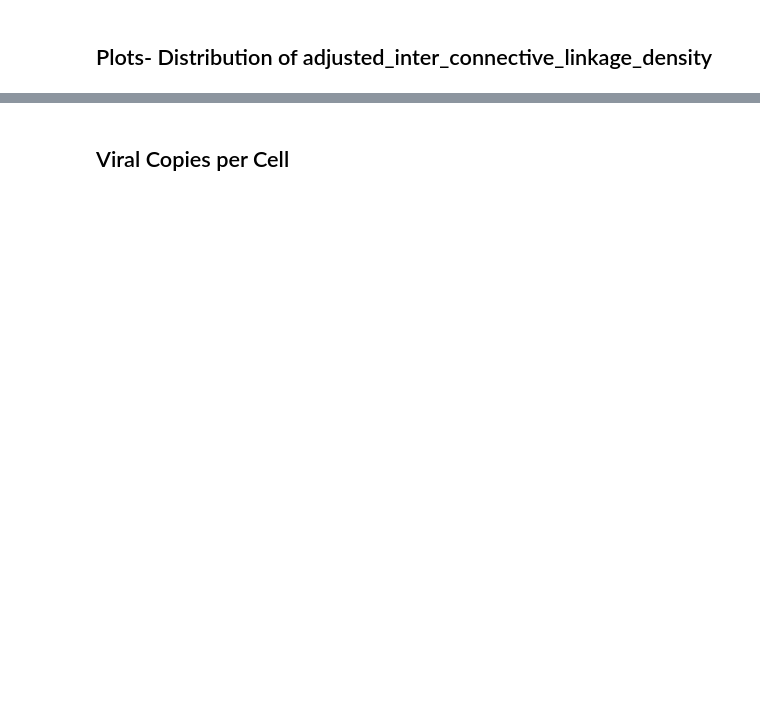
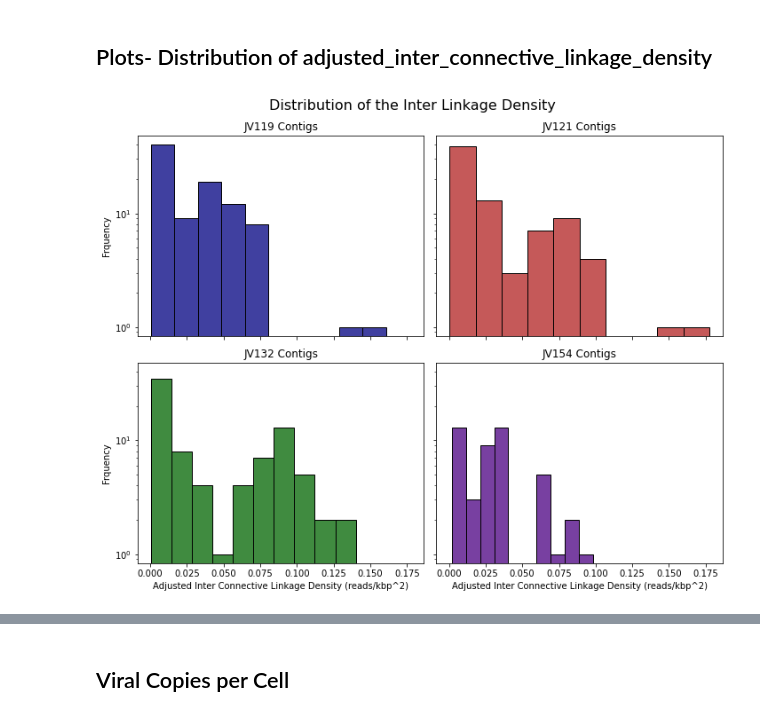
Before and after one commit to mdherring/OMZ_MH_Analysis, a Jupyter notebook: 02_host_virus_assoc_summary.ipynb, the cells around one changed output, grey strips where cells are left out. Saved outputs shown, nothing was run; the diff lists cells and outputs as text; code cells hidden in the pictures; blank space fills up the shorter version.

```diff
--- a/02_host_virus_assoc_summary.ipynb
+++ b/02_host_virus_assoc_summary.ipynb
@@ -215,34 +276,36 @@ fig.suptitle('JV154 Distribution of the Inter Linkage Density',fontsize=16)
 # %%
 # plot all contigs together
 
 fig, axes = plt.subplots(nrows=2, ncols=2, figsize=(10,8), sharex=True, sharey=True)
 
 sns.histplot(jv119_contig['adjusted_inter_linkage_density'],ax= axes[0,0], bins=10, color='navy', edgecolor='black')
 axes[0,0].set_xlabel('Adjusted Inter Connective Linkage Density (reads/kbp^2)')
 axes[0,0].set_ylabel('Frquency')
 axes[0,0].set_title('JV119 Contigs')
 axes[0,0].set_yscale('log')
 
 sns.histplot(jv121_contig['adjusted_inter_linkage_density'],ax= axes[0,1], bins=10, color='firebrick', edgecolor='black')
 axes[0,1].set_xlabel('Adjusted Inter Connective Linkage Density (reads/kbp^2)')
 axes[0,1].set_ylabel('Frquency')
 axes[0,1].set_title('JV121 Contigs')
 axes[0,1].set_yscale('log')
 
 sns.histplot(jv132_contig['adjusted_inter_linkage_density'],ax= axes[1,0], bins=10, color='darkgreen', edgecolor='black')
 axes[1,0].set_xlabel('Adjusted Inter Connective Linkage Density (reads/kbp^2)')
 axes[1,0].set_ylabel('Frquency')
 axes[1,0].set_title('JV132 Contigs')
 axes[1,0].set_yscale('log')
 
 sns.histplot(jv154_contig['adjusted_inter_linkage_density'],ax= axes[1,1], bins=10, color='indigo', edgecolor='black')
 axes[1,1].set_xlabel('Adjusted Inter Connective Linkage Density (reads/kbp^2)')
 axes[1,1].set_ylabel('Frquency')
 axes[1,1].set_title('JV154 Contigs')
 axes[1,1].set_yscale('log')
 
-fig.suptitle('Distribution of the Inter Linkage Density for Contigs',fontsize=16)
+fig.suptitle('Distribution of the Inter Linkage Density',fontsize=16)
 plt.tight_layout()
+# %% [output]
+[figure, added]
 # %%
 # plot all vMAGs together
 
```
Also changed, not shown: parts of 20 cells of this notebook.
